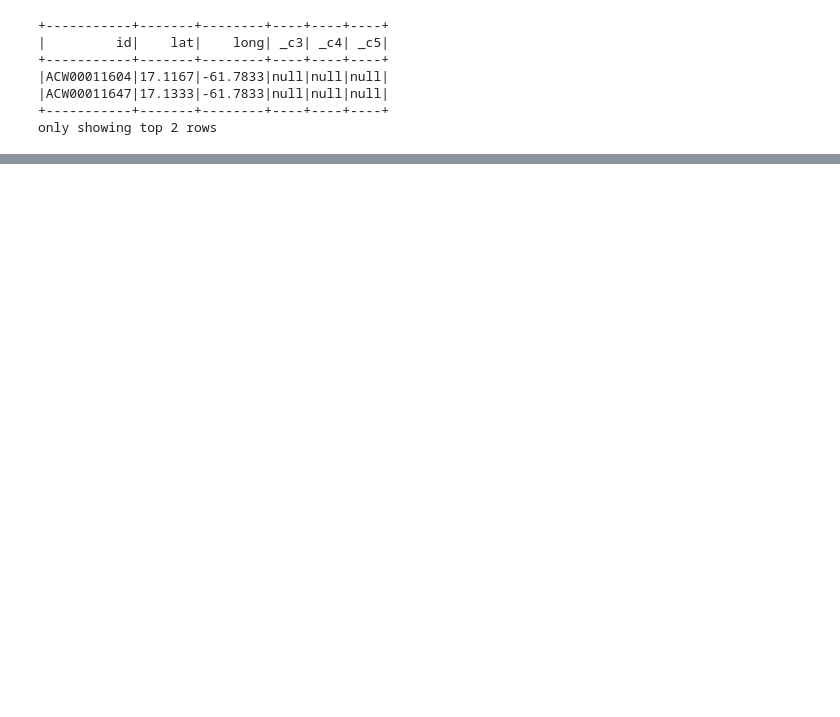
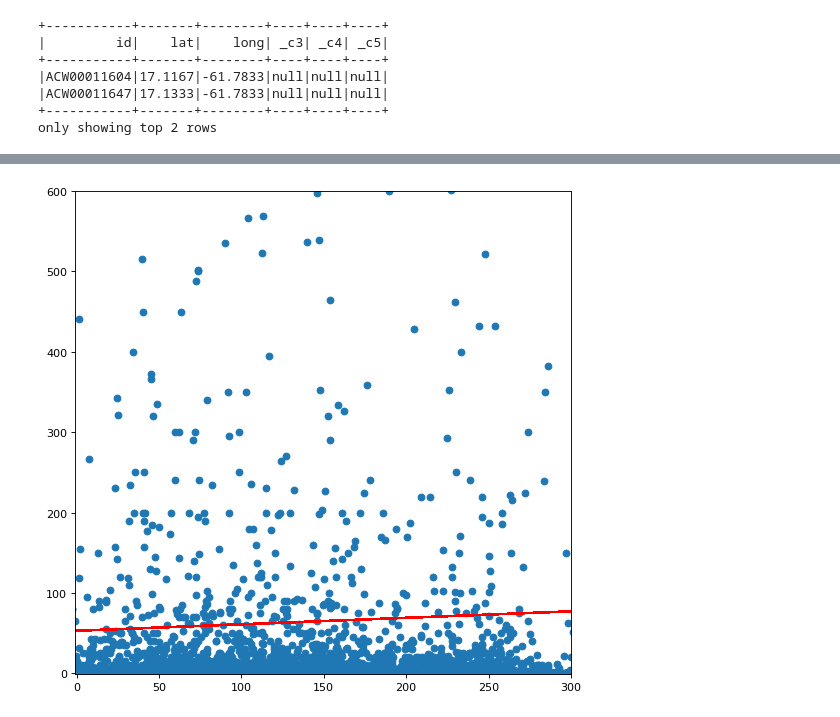
Before and after one commit to chettkulkarni/MachineLearning, a Jupyter notebook: weatherDataLoad.ipynb, the cells around one changed output, grey strips where cells are left out. Cells and saved outputs as stored; diff of their text form; code cells hidden in the pictures; blank space fills up the shorter version.

```diff
--- a/weatherDataLoad.ipynb
+++ b/weatherDataLoad.ipynb
@@ -407,0 +564,18 @@ complete
+# %%
+temp=completepandas_df[completepandas_df.type=='TOBS']
+temp=temp.dropna()
+temp=temp.groupby(by=['LATITUDE','LONGITUDE','date']).mean().reset_index()
+finalFinal = pd.merge(temp, fire, on=['LATITUDE','LONGITUDE','date'], how='inner')
+X = finalFinal[['value']].values.reshape(-1,1)
+Y = finalFinal[['FIRE_SIZE']].values.reshape(-1,1)
+X_train, X_test, Y_train, Y_test = train_test_split(X,Y,test_size = 0.2)
+regressor = LinearRegression().fit(X_train,Y_train)
+pred = regressor.predict(X_test)
+plt.figure(figsize=(8, 8), dpi=80)
+plt.scatter(X_test, Y_test)
+plt.xlim(-1, 300)
+plt.ylim(-1, 600)
+plt.plot(X_test, pred, color='red')
+plt.show()
+# %% [output]
+[figure, added]
```
Also changed, not shown: parts of 57 cells of this notebook.
